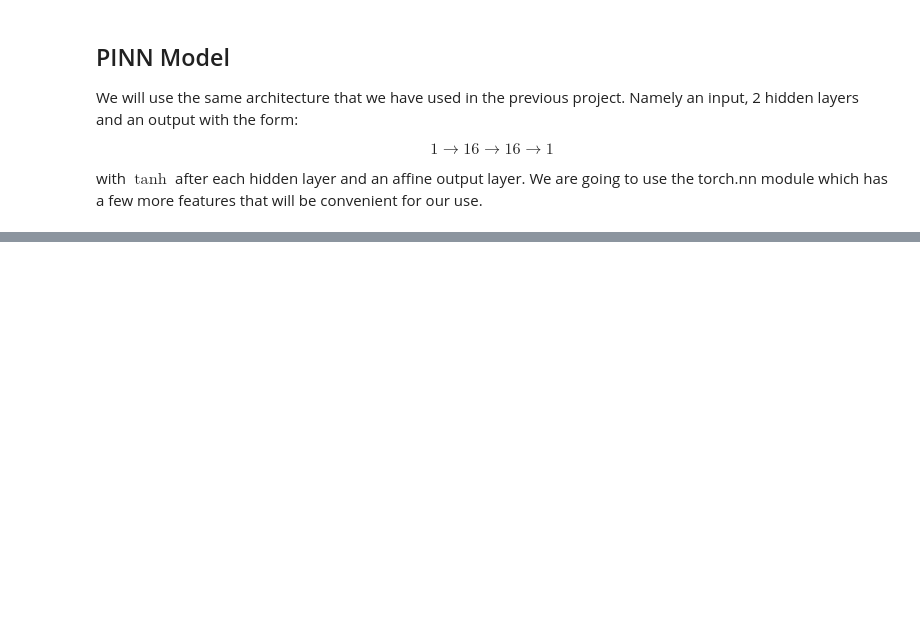
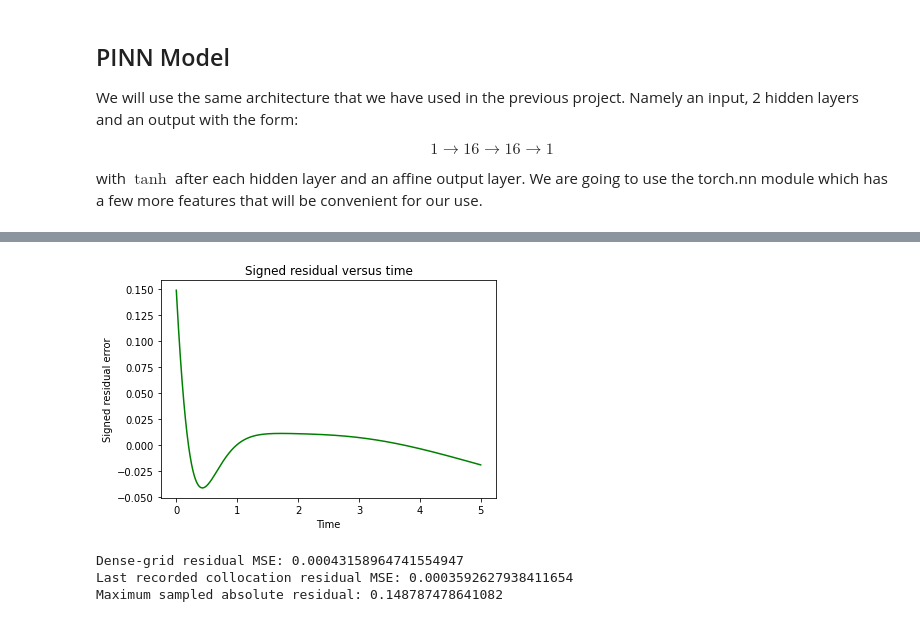
Before and after one commit to nozsurfs/Deep-Learning-Learning, a Jupyter notebook: projects/03_ode_pinn_project.ipynb, the cells around one changed output, grey strips where cells are left out. Drawn from its saved outputs; the diff is of its cells as text; code cells hidden in the pictures; blank space fills up the shorter version.

```diff
--- a/projects/03_ode_pinn_project.ipynb
+++ b/projects/03_ode_pinn_project.ipynb
@@ -106,0 +232,42 @@ L_init = ((u0-1)**2).mean()
+# %%
+## Equation residual check between collocation points
+
+t_res = t_eval.detach().clone().requires_grad_(True)
+
+model.eval()
+u_res = model(t_res)
+
+du_res_dt = torch.autograd.grad(
+    outputs=u_res,
+    inputs=t_res,
+    grad_outputs=torch.ones_like(u_res),
+    create_graph=False,)[0] # Evaluate the derivative; no further differentiation through it needed.
+# Equation residual
+r_eval = du_res_dt + u_res
+
+# MSE error
+
+R_eval = torch.mean(r_eval**2)
+
+# Maximum absolute residual
+
+R_max = torch.max(torch.abs(r_eval))
+
+# Plot of signed residual against time
+plt.plot(t_res.detach().numpy()[:, 0], r_eval.detach().numpy()[:, 0], color="green")
+plt.title('Signed residual versus time')
+plt.xlabel('Time')
+plt.ylabel('Signed residual error')
+
+plt.show()
+
+# Comparison of dense-grid MSE versus final loss
+
+print("Dense-grid residual MSE:", R_eval.item())
+print("Last recorded collocation residual MSE:", eqvalues[-1])
+print("Maximum sampled absolute residual:", R_max.item())
+# %% [output]
+[figure, added]
+Dense-grid residual MSE: 0.00043158964741554947
+Last recorded collocation residual MSE: 0.0003592627938411654
+Maximum sampled absolute residual: 0.148787478641082
```
Also changed, not shown: parts of 11 cells of this notebook.
